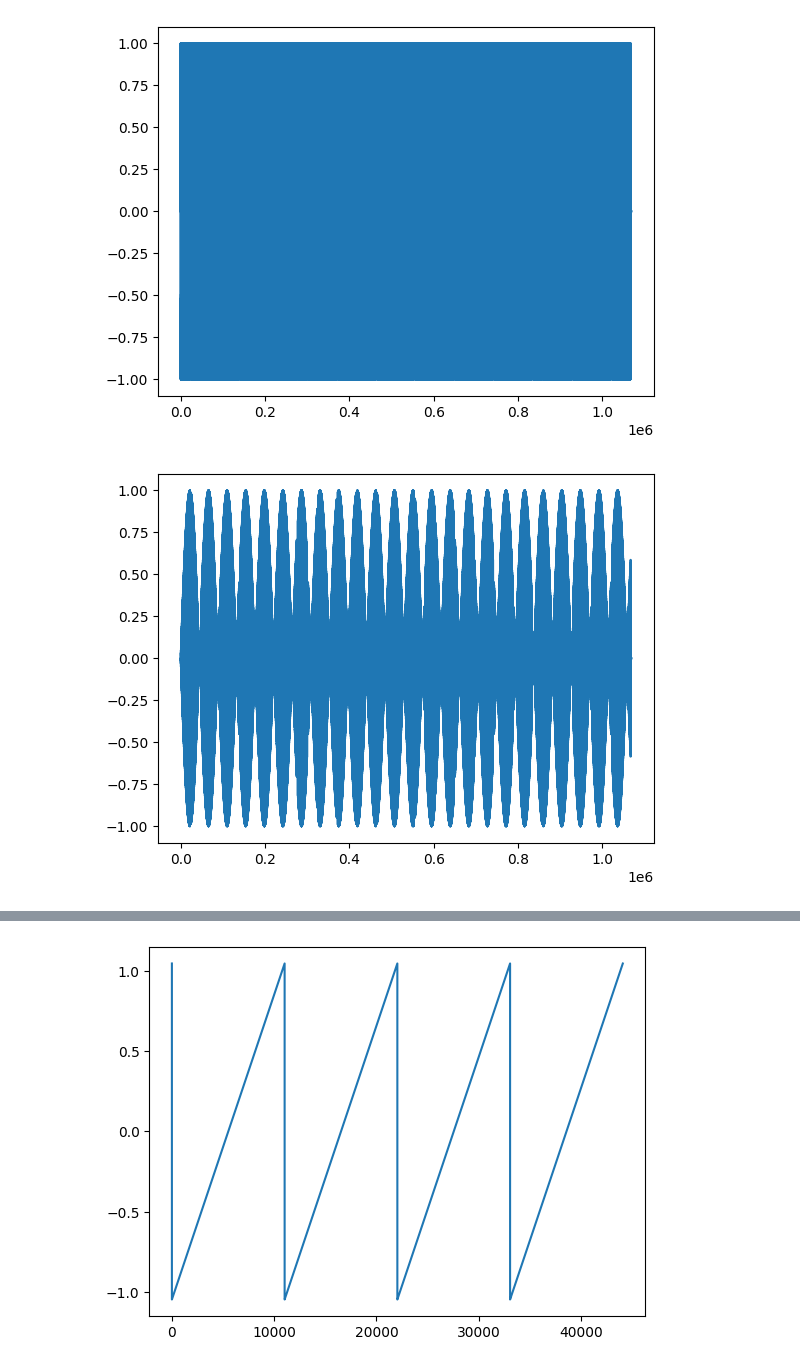
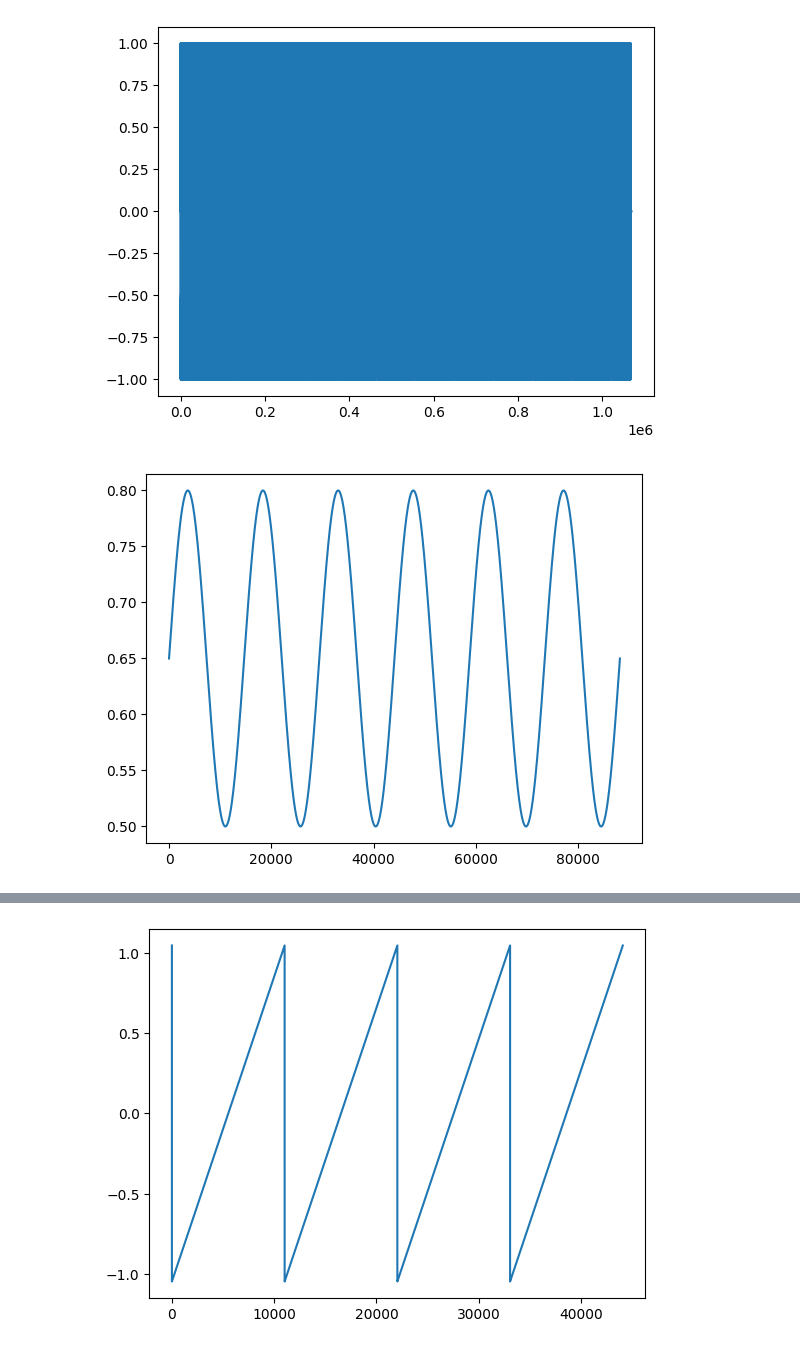
Before and after one commit to Adelpozo04/Informatica-Musical, a Jupyter notebook: Practica 1/practica01.ipynb, the cells around one changed output, grey strips where cells are left out. Cells and saved outputs as stored; diff of their text form; code cells hidden in the pictures.

```diff
--- a/Practica 1/practica01.ipynb
+++ b/Practica 1/practica01.ipynb
@@ -148,28 +148,21 @@ sd.wait()
 # %%
 #Ejercicio 5
 
-def modulador(signal, freq):
-
-    dur = len(signal)/SRATE
-
-    aux = osc(freq, dur)
-    return signal * aux
-
 #el modulador es un oscilador entre dos valores v1 y v0 (esto es el signal)
 #el modulador sirve para imitar como si cogieramos la rueda de volumen y la subieramos y la bajasemos continuamente
-def modulador2(frec, dur, v0, v1):
+def modulador(frec, dur, v0, v1):
     o = osc(frec, dur, 1)
     return ((v1-v0)*o+(v1+v0))/2
 
 #freqM se marcara para indicar cuantas veces por segundo se variara con el modulador y es la que se pasara a la moduladora,
 #luego se multiplican ambas
 
-aux = modulador(sol, 0.5)
+aux = modulador(3, 2, 0.5, 0.8)
 
 plt.plot(aux)
 
 sd.play(aux)
 
 sd.wait()
 # %% [output]
-[figure, old version]
+[figure, new version]
```
Also changed, not shown: parts of 4 cells of this notebook, 2 other files.
